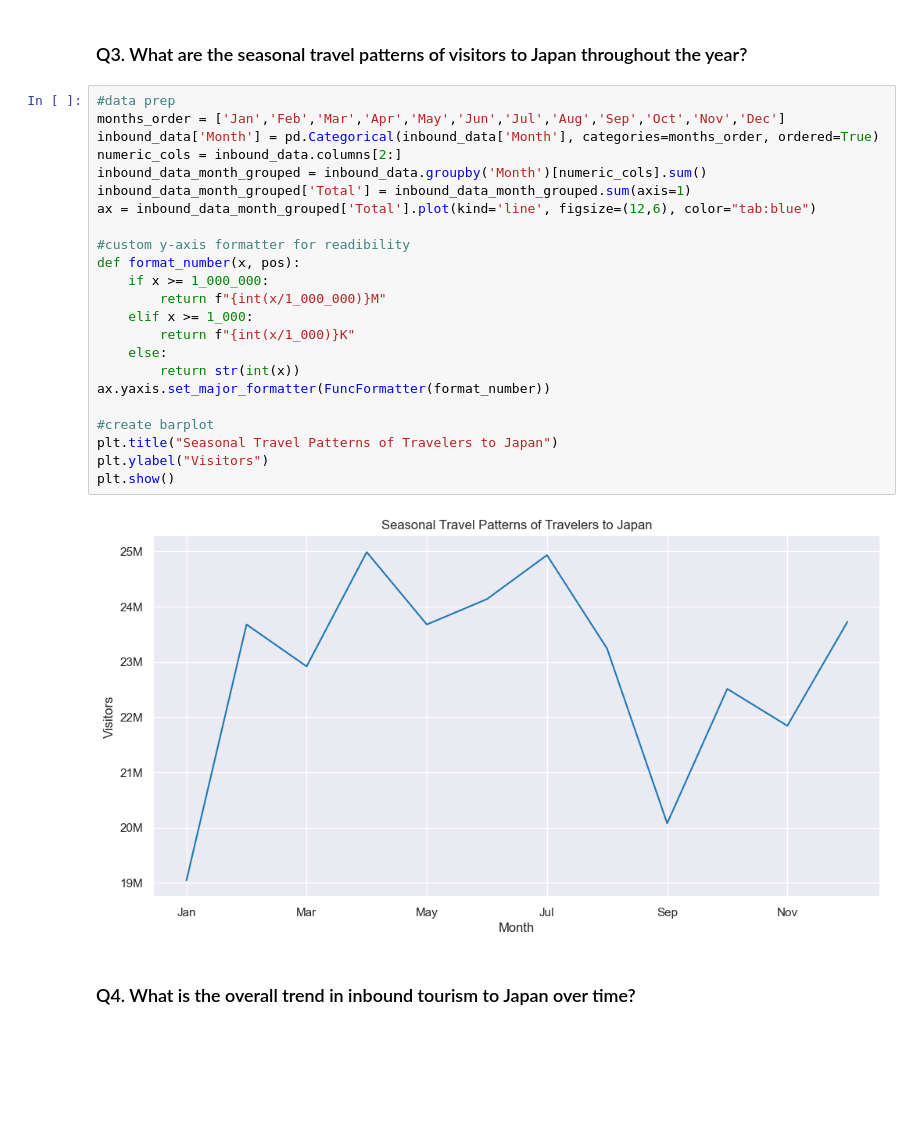
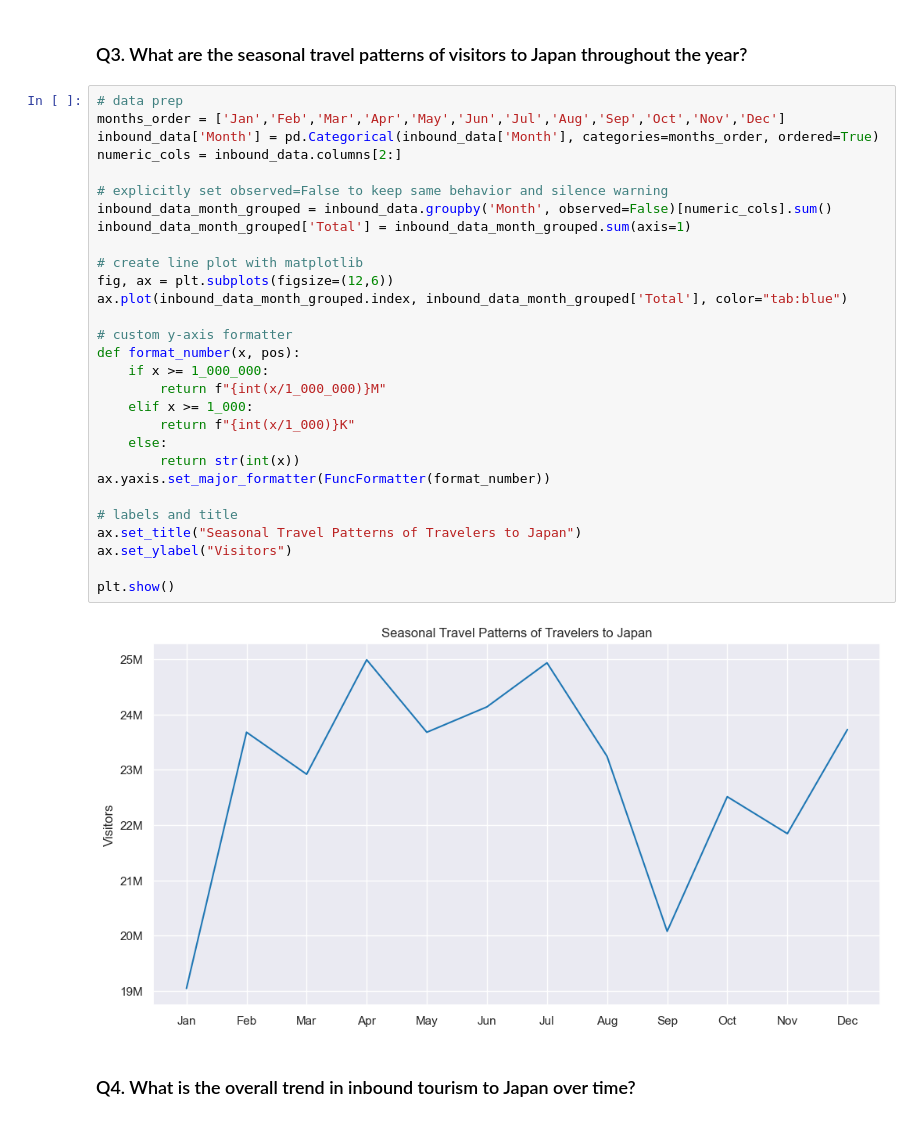
Before and after one commit to jocelynlohpei/Japan_Inbound_Tourism_Analysis, a Jupyter notebook: inbound.ipynb, the cells around one changed output. Cells and saved outputs as stored; diff of their text form; blank space fills up the shorter version.

```diff
--- a/inbound.ipynb
+++ b/inbound.ipynb
@@ -155,30 +164,36 @@ plt.show()
 # %% [markdown]
 ### Q3. What are the seasonal travel patterns of visitors to Japan throughout the year?
 # %%
-#data prep
+# data prep
 months_order = ['Jan','Feb','Mar','Apr','May','Jun','Jul','Aug','Sep','Oct','Nov','Dec']
 inbound_data['Month'] = pd.Categorical(inbound_data['Month'], categories=months_order, ordered=True)
 numeric_cols = inbound_data.columns[2:]
-inbound_data_month_grouped = inbound_data.groupby('Month')[numeric_cols].sum()
+
+# explicitly set observed=False to keep same behavior and silence warning
+inbound_data_month_grouped = inbound_data.groupby('Month', observed=False)[numeric_cols].sum()
 inbound_data_month_grouped['Total'] = inbound_data_month_grouped.sum(axis=1)
-ax = inbound_data_month_grouped['Total'].plot(kind='line', figsize=(12,6), color="tab:blue")
 
-#custom y-axis formatter for readibility
+# create line plot with matplotlib
+fig, ax = plt.subplots(figsize=(12,6))
+ax.plot(inbound_data_month_grouped.index, inbound_data_month_grouped['Total'], color="tab:blue")
+
+# custom y-axis formatter
 def format_number(x, pos):
     if x >= 1_000_000:
         return f"{int(x/1_000_000)}M"
     elif x >= 1_000:
         return f"{int(x/1_000)}K"
     else:
         return str(int(x))
 ax.yaxis.set_major_formatter(FuncFormatter(format_number))
 
-#create barplot
-plt.title("Seasonal Travel Patterns of Travelers to Japan")
-plt.ylabel("Visitors")
+# labels and title
+ax.set_title("Seasonal Travel Patterns of Travelers to Japan")
+ax.set_ylabel("Visitors")
+
 plt.show()
 # %% [output]
-[figure, old version]
+[figure, new version]
 # %% [markdown]
 ### Q4. What is the overall trend in inbound tourism to Japan over time?
 # %%
```
Also changed, not shown: parts of 2 cells of this notebook.
